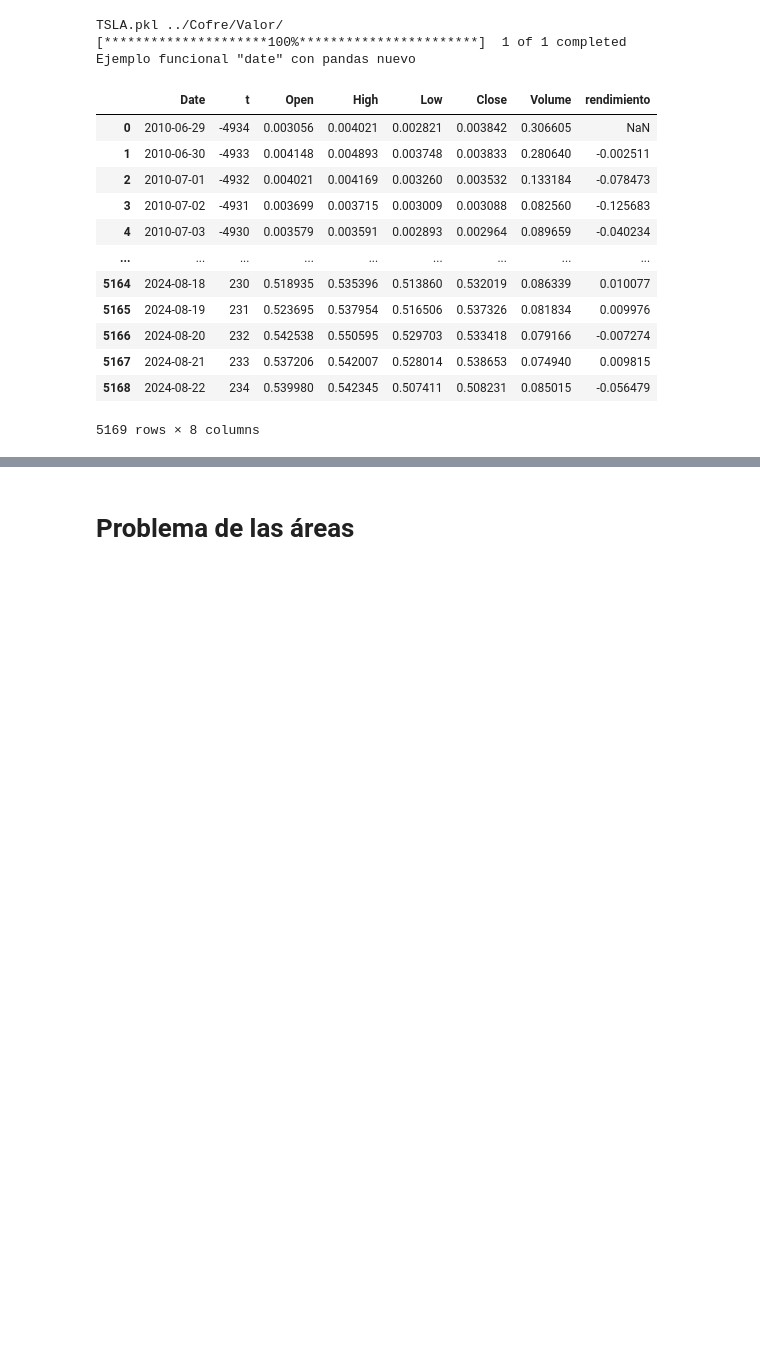
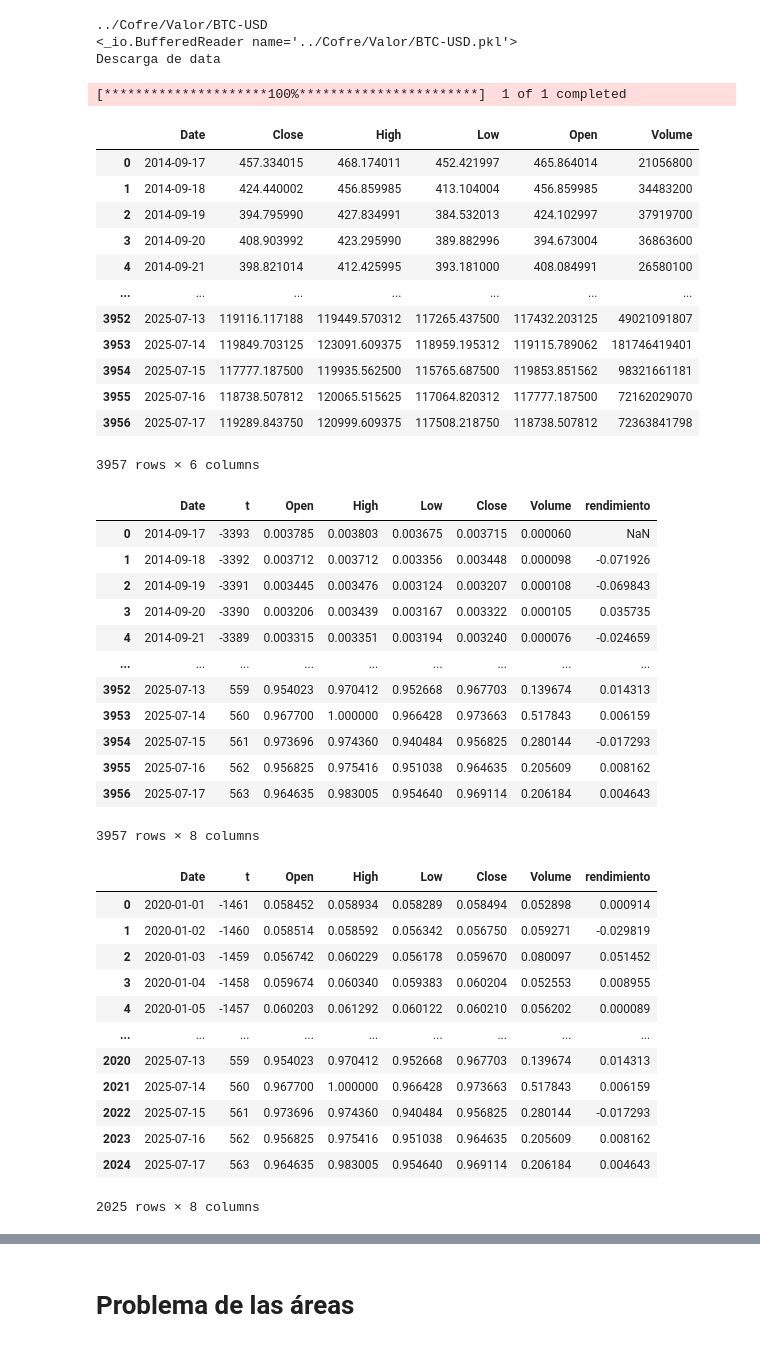
Before and after one commit to mavaldivia/Alginvesting, a Jupyter notebook: scripts/Areasv2.ipynb, the cells around one changed output, grey strips where cells are left out. Cells and saved outputs as stored; diff of their text form; code cells hidden in the pictures; blank space fills up the shorter version.

```diff
--- a/scripts/Areasv2.ipynb
+++ b/scripts/Areasv2.ipynb
@@ -24,26 +14,56 @@ simbolo, nombre = 'TSLA', 'Tesla'
+# %%
+simbolo, nombre = 'BTC-USD', 'BTC-USD'
 # %%
 valor = Valor(simbolo, nombre, cofre) # Si no existe el objeto, se crea
-valor.extraer_data()
-valor.ajustar_data()
+valor.extraer_data(reextraer_todo = True)
+valor.ajustar_data(False)
 df_rendimientos = valor.adj_data
+df_rendimientos = df_rendimientos[df_rendimientos.Date >= "2020-01-01"].reset_index(drop=True) # small batch de prueba
 df_rendimientos
 # %% [output]
-TSLA.pkl ../Cofre/Valor/
-[*********************100%***********************]  1 of 1 completed
-Ejemplo funcional "date" con pandas nuevo
+../Cofre/Valor/BTC-USD
+<_io.BufferedReader name='../Cofre/Valor/BTC-USD.pkl'>
+Descarga de data
+[*********************100%***********************]  1 of 1 completed
-|  | Date | t | Open | High | Low | Close | Volume | rendimiento |
-| 0 | 2010-06-29 | -4934 | 0.003056 | 0.004021 | 0.002821 | 0.003842 | 0.306605 | NaN |
-| 1 | 2010-06-30 | -4933 | 0.004148 | 0.004893 | 0.003748 | 0.003833 | 0.280640 | -0.002511 |
-| 2 | 2010-07-01 | -4932 | 0.004021 | 0.004169 | 0.003260 | 0.003532 | 0.133184 | -0.078473 |
-| 3 | 2010-07-02 | -4931 | 0.003699 | 0.003715 | 0.003009 | 0.003088 | 0.082560 | -0.125683 |
-| 4 | 2010-07-03 | -4930 | 0.003579 | 0.003591 | 0.002893 | 0.002964 | 0.089659 | -0.040234 |
-| ... | ... | ... | ... | ... | ... | ... | ... | ... |
-| 5164 | 2024-08-18 | 230 | 0.518935 | 0.535396 | 0.513860 | 0.532019 | 0.086339 | 0.010077 |
-| 5165 | 2024-08-19 | 231 | 0.523695 | 0.537954 | 0.516506 | 0.537326 | 0.081834 | 0.009976 |
-| 5166 | 2024-08-20 | 232 | 0.542538 | 0.550595 | 0.529703 | 0.533418 | 0.079166 | -0.007274 |
-| 5167 | 2024-08-21 | 233 | 0.537206 | 0.542007 | 0.528014 | 0.538653 | 0.074940 | 0.009815 |
-| 5168 | 2024-08-22 | 234 | 0.539980 | 0.542345 | 0.507411 | 0.508231 | 0.085015 | -0.056479 |
+|  | Date | Close | High | Low | Open | Volume |
+| 0 | 2014-09-17 | 457.334015 | 468.174011 | 452.421997 | 465.864014 | 21056800 |
+| 1 | 2014-09-18 | 424.440002 | 456.859985 | 413.104004 | 456.859985 | 34483200 |
+| 2 | 2014-09-19 | 394.795990 | 427.834991 | 384.532013 | 424.102997 | 37919700 |
+| 3 | 2014-09-20 | 408.903992 | 423.295990 | 389.882996 | 394.673004 | 36863600 |
+| 4 | 2014-09-21 | 398.821014 | 412.425995 | 393.181000 | 408.084991 | 26580100 |
+| ... | ... | ... | ... | ... | ... | ... |
+| 3952 | 2025-07-13 | 119116.117188 | 119449.570312 | 117265.437500 | 117432.203125 | 49021091807 |
+| 3953 | 2025-07-14 | 119849.703125 | 123091.609375 | 118959.195312 | 119115.789062 | 181746419401 |
+| 3954 | 2025-07-15 | 117777.187500 | 119935.562500 | 115765.687500 | 119853.851562 | 98321661181 |
+| 3955 | 2025-07-16 | 118738.507812 | 120065.515625 | 117064.820312 | 117777.187500 | 72162029070 |
+| 3956 | 2025-07-17 | 119289.843750 | 120999.609375 | 117508.218750 | 118738.507812 | 72363841798 |
-5169 rows × 8 columns
+3957 rows × 6 columns
+|  | Date | t | Open | High | Low | Close | Volume | rendimiento |
+| 0 | 2014-09-17 | -3393 | 0.003785 | 0.003803 | 0.003675 | 0.003715 | 0.000060 | NaN |
+| 1 | 2014-09-18 | -3392 | 0.003712 | 0.003712 | 0.003356 | 0.003448 | 0.000098 | -0.071926 |
+| 2 | 2014-09-19 | -3391 | 0.003445 | 0.003476 | 0.003124 | 0.003207 | 0.000108 | -0.069843 |
+| 3 | 2014-09-20 | -3390 | 0.003206 | 0.003439 | 0.003167 | 0.003322 | 0.000105 | 0.035735 |
+| 4 | 2014-09-21 | -3389 | 0.003315 | 0.003351 | 0.003194 | 0.003240 | 0.000076 | -0.024659 |
+| ... | ... | ... | ... | ... | ... | ... | ... | ... |
+| 3952 | 2025-07-13 | 559 | 0.954023 | 0.970412 | 0.952668 | 0.967703 | 0.139674 | 0.014313 |
+| 3953 | 2025-07-14 | 560 | 0.967700 | 1.000000 | 0.966428 | 0.973663 | 0.517843 | 0.006159 |
+| 3954 | 2025-07-15 | 561 | 0.973696 | 0.974360 | 0.940484 | 0.956825 | 0.280144 | -0.017293 |
+| 3955 | 2025-07-16 | 562 | 0.956825 | 0.975416 | 0.951038 | 0.964635 | 0.205609 | 0.008162 |
+| 3956 | 2025-07-17 | 563 | 0.964635 | 0.983005 | 0.954640 | 0.969114 | 0.206184 | 0.004643 |
+3957 rows × 8 columns
+|  | Date | t | Open | High | Low | Close | Volume | rendimiento |
+| 0 | 2020-01-01 | -1461 | 0.058452 | 0.058934 | 0.058289 | 0.058494 | 0.052898 | 0.000914 |
+| 1 | 2020-01-02 | -1460 | 0.058514 | 0.058592 | 0.056342 | 0.056750 | 0.059271 | -0.029819 |
+| 2 | 2020-01-03 | -1459 | 0.056742 | 0.060229 | 0.056178 | 0.059670 | 0.080097 | 0.051452 |
+| 3 | 2020-01-04 | -1458 | 0.059674 | 0.060340 | 0.059383 | 0.060204 | 0.052553 | 0.008955 |
+| 4 | 2020-01-05 | -1457 | 0.060203 | 0.061292 | 0.060122 | 0.060210 | 0.056202 | 0.000089 |
+| ... | ... | ... | ... | ... | ... | ... | ... | ... |
+| 2020 | 2025-07-13 | 559 | 0.954023 | 0.970412 | 0.952668 | 0.967703 | 0.139674 | 0.014313 |
+| 2021 | 2025-07-14 | 560 | 0.967700 | 1.000000 | 0.966428 | 0.973663 | 0.517843 | 0.006159 |
+| 2022 | 2025-07-15 | 561 | 0.973696 | 0.974360 | 0.940484 | 0.956825 | 0.280144 | -0.017293 |
+| 2023 | 2025-07-16 | 562 | 0.956825 | 0.975416 | 0.951038 | 0.964635 | 0.205609 | 0.008162 |
+| 2024 | 2025-07-17 | 563 | 0.964635 | 0.983005 | 0.954640 | 0.969114 | 0.206184 | 0.004643 |
+2025 rows × 8 columns
 # %%
 #df_rendimientos = df_rendimientos[df_rendimientos['Date'] >= "2020-01-01"]
 # %%
```
Also changed, not shown: parts of 12 cells of this notebook, 24 other files.
